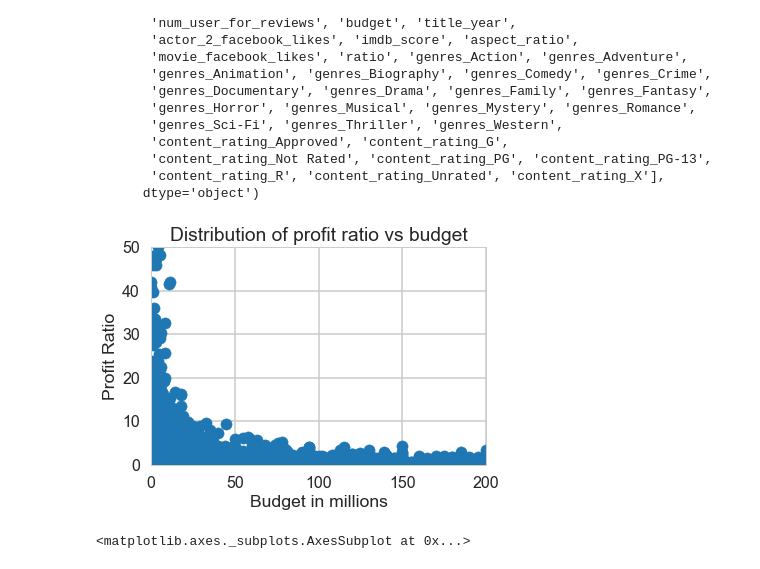
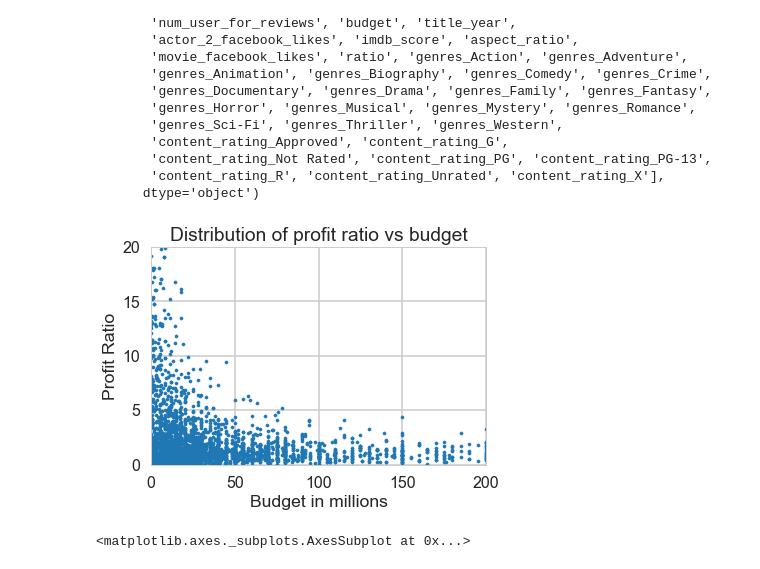
Before and after one commit to mrkulkarni1/movie_success_classifier, a Jupyter notebook: imdb_project/movie_classifier.ipynb, the cells around one changed output. Drawn from its saved outputs; the diff is of its cells as text; code cells hidden in the pictures.

```diff
--- a/imdb_project/movie_classifier.ipynb
+++ b/imdb_project/movie_classifier.ipynb
@@ -367,16 +379,18 @@ titles2['ratio']=titles2.gross/titles2.budget
 # %%
 titles2=titles2.drop(titles2[titles2.country!="USA"].index)
 # %%
-#plt.ylim=[0,500]
+plt.ylim=[0,20]
 #plt.xlim=[0,.2e10]
 plt.axis([0,200,0,50])
 plt.xlabel('Budget in millions')
 plt.ylabel('Profit Ratio')
 plt.title('Distribution of profit ratio vs budget')
-plt.scatter(titles2.budget/(1e6) , titles2.ratio)
+plt.scatter(titles2.budget/(1e6) , titles2.ratio , s=10)
+plt.axis([0,200,0,20])
+
 plt.show()
 # %% [output]
-[figure, old version]
+[figure, new version]
 # %%
 titles2.plot.scatter(x='imdb_score',y='gross')
 # %% [output]
```
Also changed, not shown: parts of 45 cells of this notebook.
